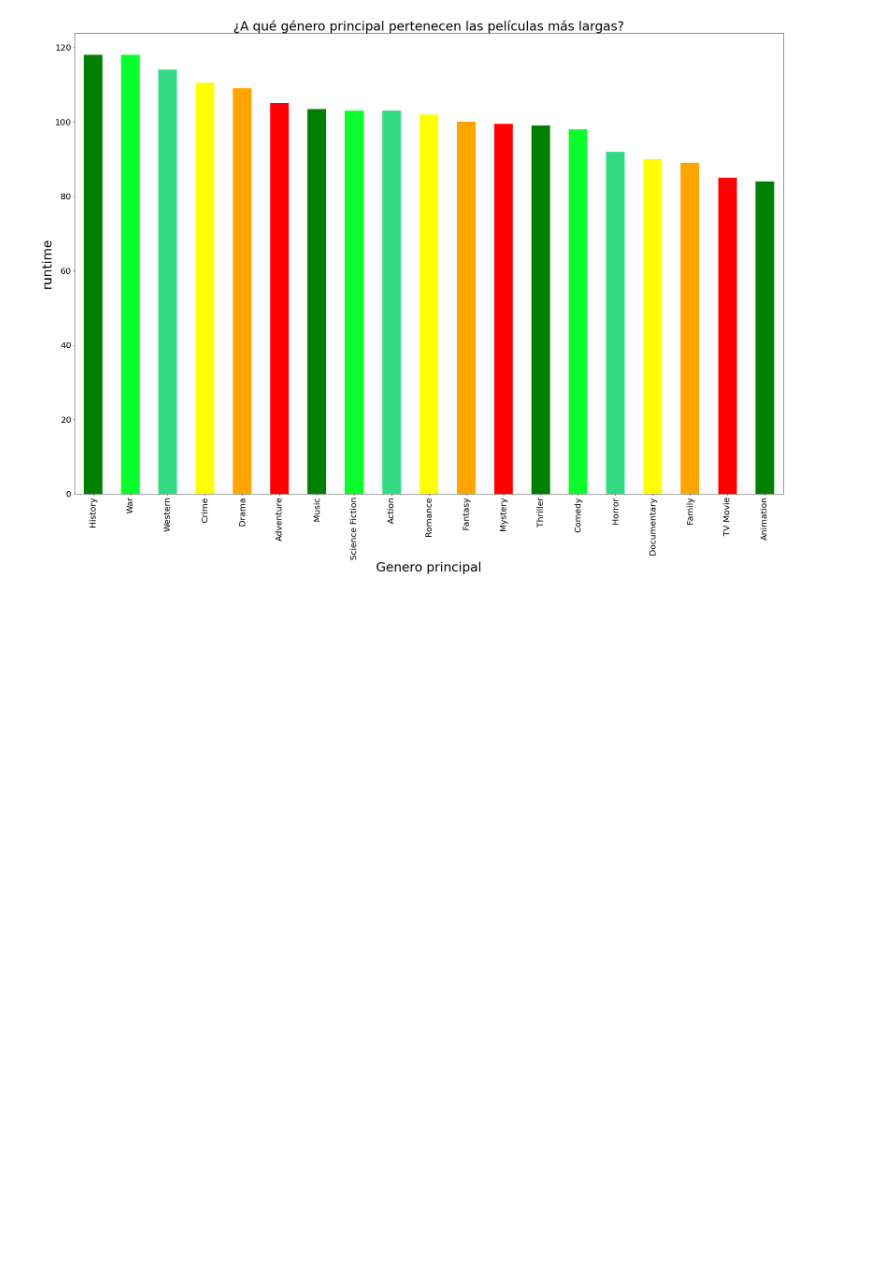
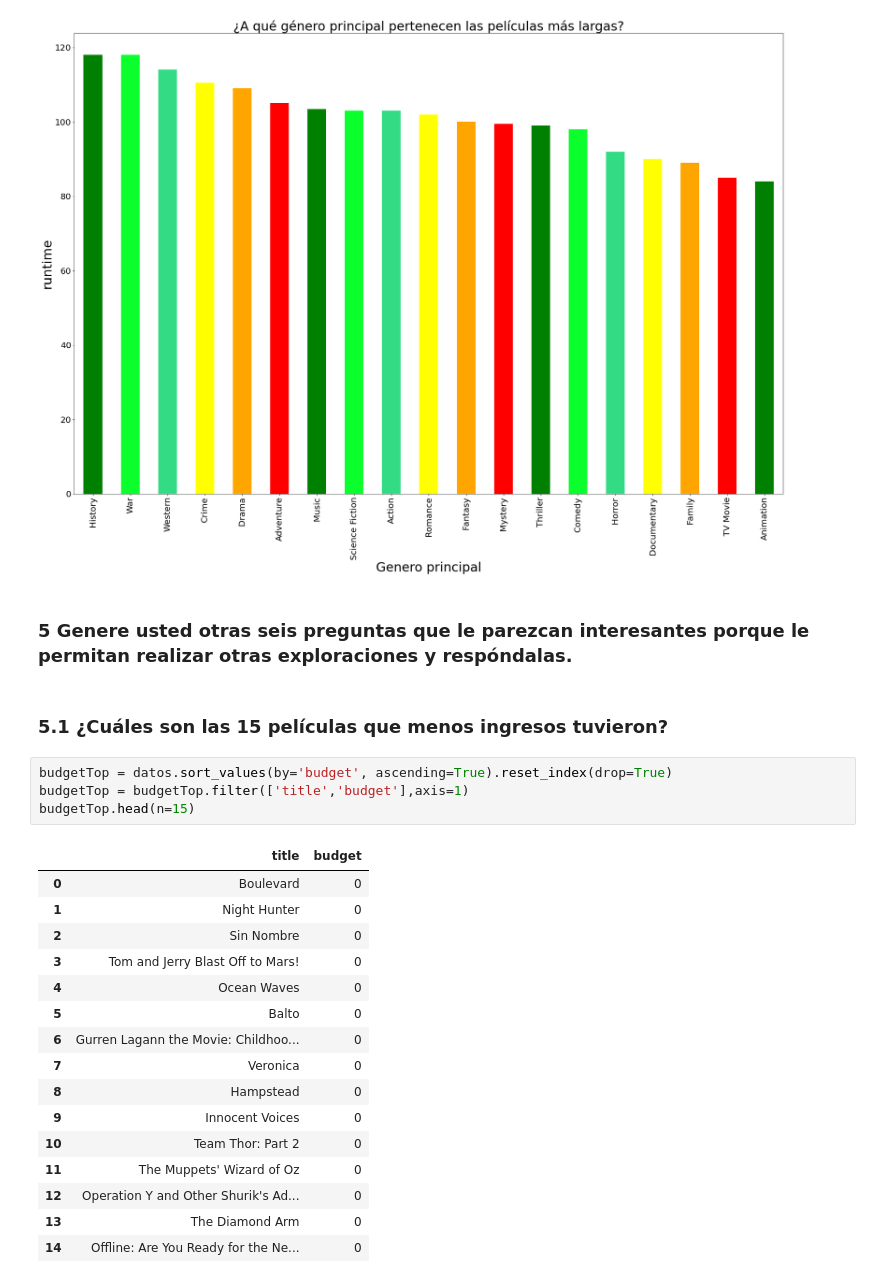
Before and after one commit to Carlos21122000/Analisis-Exploratorio, a Jupyter notebook: Hoja de Trabajo 1.ipynb, the cells around one changed output. Cells and saved outputs as stored; diff of their text form; blank space fills up the shorter version.

```diff
--- a/Hoja de Trabajo 1.ipynb
+++ b/Hoja de Trabajo 1.ipynb
@@ -655,3 +655,28 @@ plt.xlabel('Genero principal',fontsize=30)
 # %% [output]
 Text(0.5, 0, 'Genero principal')
 [figure]
+# %% [markdown]
+### 5 Genere usted otras seis preguntas que le parezcan interesantes porque le permitan realizar otras exploraciones y respóndalas.
+# %% [markdown]
+### 5.1 ¿Cuáles son las 15 películas que menos ingresos tuvieron?
+# %%
+budgetTop = datos.sort_values(by='budget', ascending=True).reset_index(drop=True)
+budgetTop = budgetTop.filter(['title','budget'],axis=1)
+budgetTop.head(n=15)
+# %% [output]
+|  | title | budget |
+| 0 | Boulevard | 0 |
+| 1 | Night Hunter | 0 |
+| 2 | Sin Nombre | 0 |
+| 3 | Tom and Jerry Blast Off to Mars! | 0 |
+| 4 | Ocean Waves | 0 |
+| 5 | Balto | 0 |
+| 6 | Gurren Lagann the Movie: Childhoo... | 0 |
+| 7 | Veronica | 0 |
+| 8 | Hampstead | 0 |
+| 9 | Innocent Voices | 0 |
+| 10 | Team Thor: Part 2 | 0 |
+| 11 | The Muppets' Wizard of Oz | 0 |
+| 12 | Operation Y and Other Shurik's Ad... | 0 |
+| 13 | The Diamond Arm | 0 |
+| 14 | Offline: Are You Ready for the Ne... | 0 |
```
Also changed, not shown: parts of 16 cells of this notebook.
